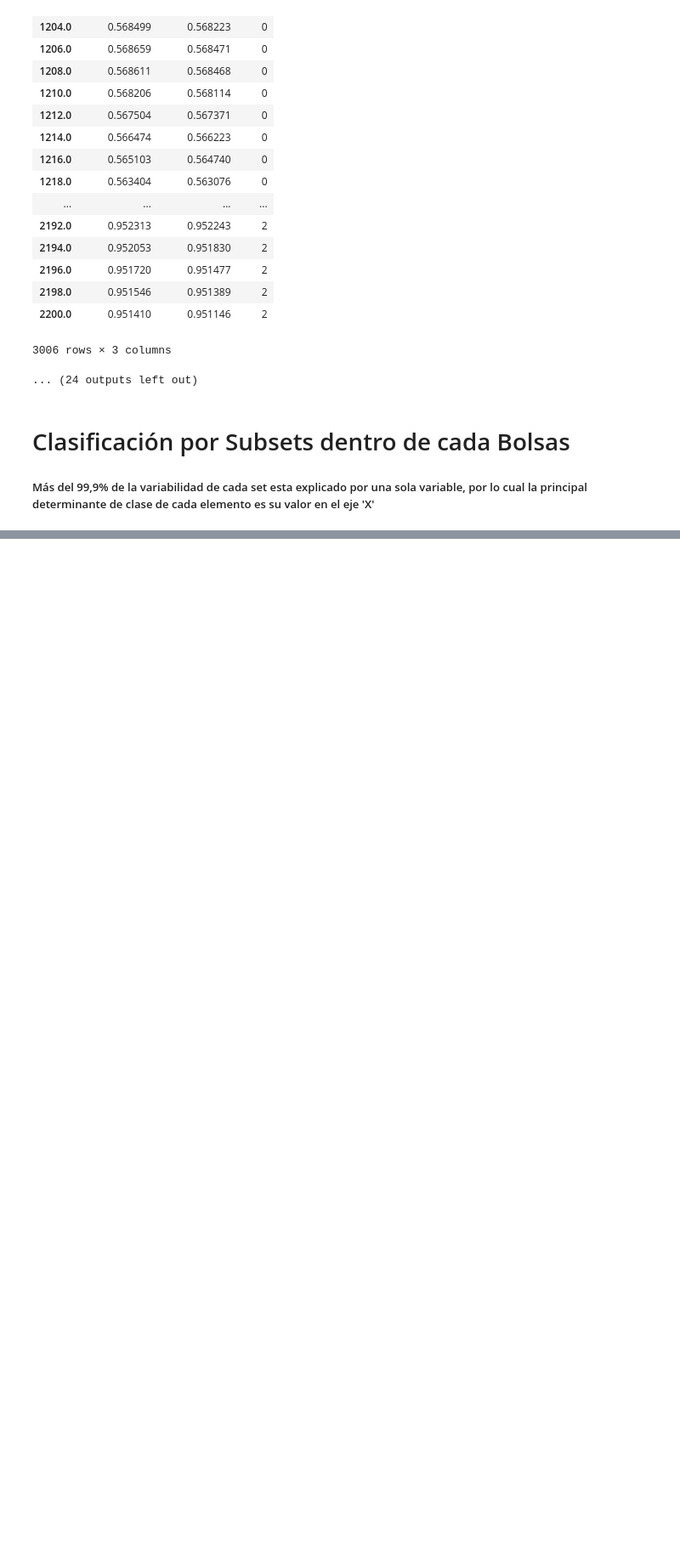
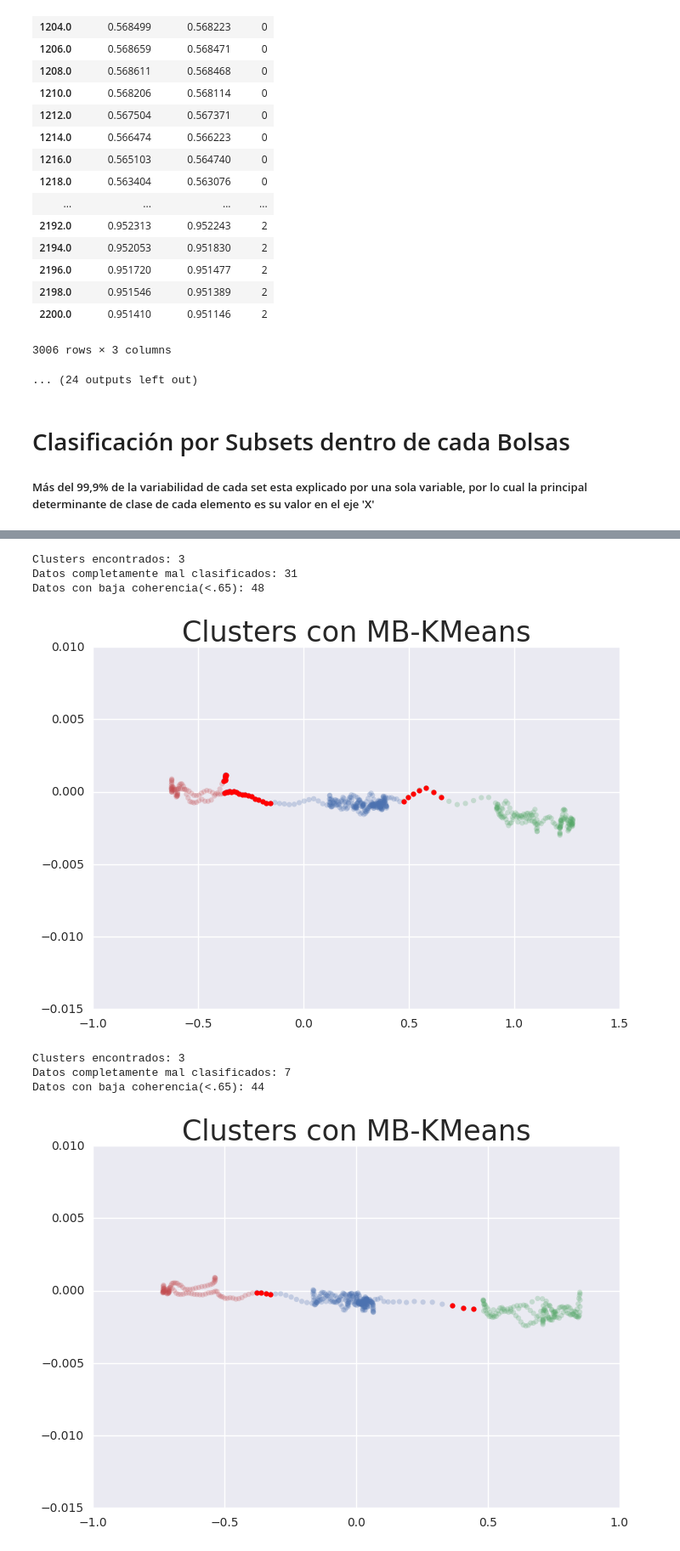
Before and after one commit to samuel1a0/prb_clustering, a Jupyter notebook: clustering.ipynb, the cells around one changed output, grey strips where cells are left out. Shown at 85% size. Cells and saved outputs as stored; diff of their text form; code cells hidden in the pictures; blank space fills up the shorter version.

```diff
--- a/clustering.ipynb
+++ b/clustering.ipynb
@@ -590,0 +588,31 @@ array([[  7.47773073e-01,   4.21291773e-04],
+# %%
+def predecir(alg, alg_name):
+    dir_list = os.listdir("SojaData/")
+    bad_columns = ["Spectrum ( %d )"%x for x in np.arange(21,53)]
+
+    for i, j in itertools.product(range(5), range(5)):
+        f_name = "Prueba Claudio Bolsa {}-{}.csv".format(i,j)
+        if f_name in dir_list:
+            f = pd.read_csv("SojaData/"+f_name, index_col=0, skip_blank_lines=True, skiprows=2)
+            f.dropna(axis=1, how="any", inplace=True)
+            for c in bad_columns:
+                if c in f.columns:
+                    f.drop(axis=1, labels=c, inplace=True)
+            f_t = pca_train.transform(f)
+            labels = alg.predict(f_t)
+            km_ssv = silhouette_samples(f_t,labels)
+            plot_clusters(alg_name, f_t, labels, km_ssv)
+# %%
+warnings.filterwarnings("ignore", category=DeprecationWarning)
+cls = MiniBatchKMeans(n_clusters=3, batch_size=40, n_init=10, max_no_improvement=5, reassignment_ratio=.1)
+cls.fit(d_crudos)
+predecir(cls, "MB-KMeans")
+# %% [output]
+Clusters encontrados: 3
+Datos completamente mal clasificados: 31
+Datos con baja coherencia(<.65): 48
+[figure, added]
+Clusters encontrados: 3
+Datos completamente mal clasificados: 7
+Datos con baja coherencia(<.65): 44
+[figure, added]
```
Also changed, not shown: parts of 16 cells of this notebook.
